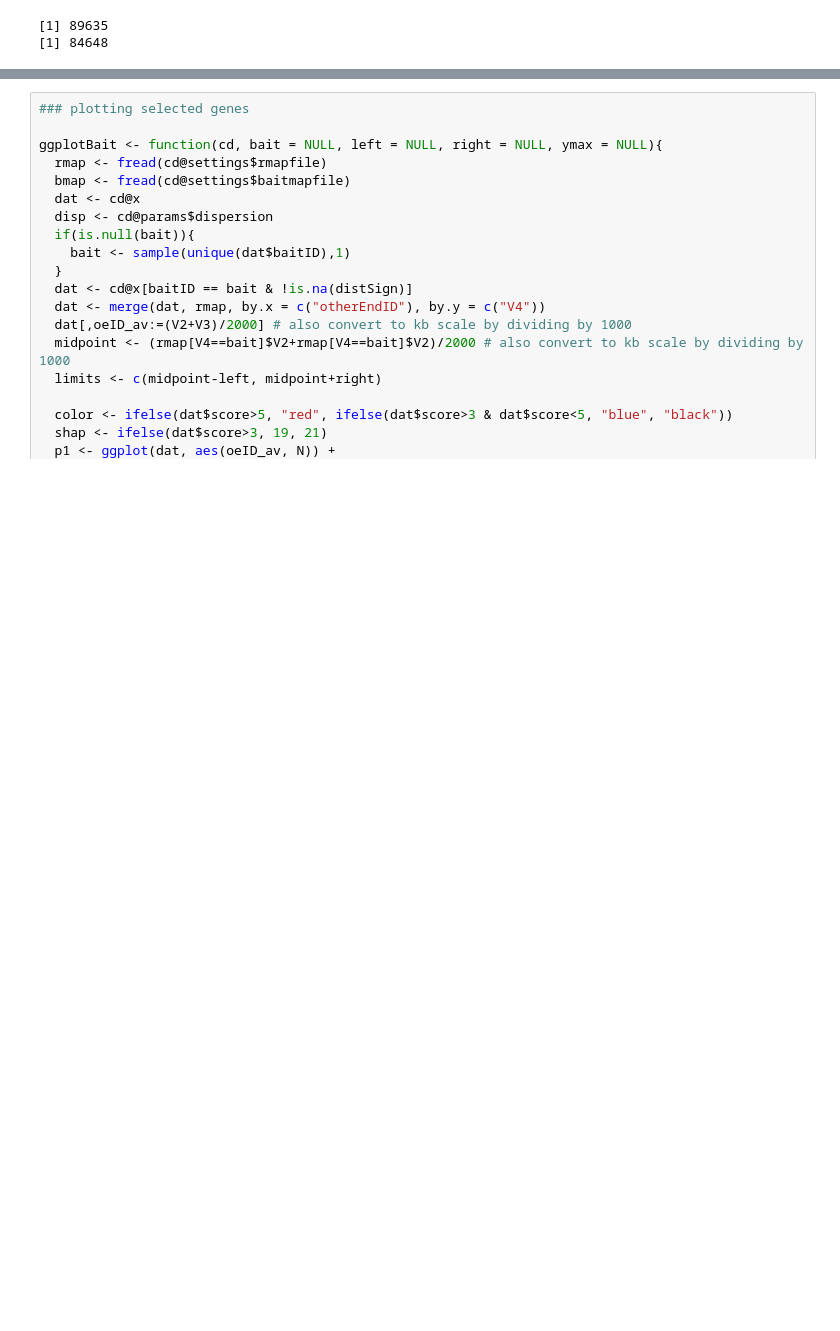
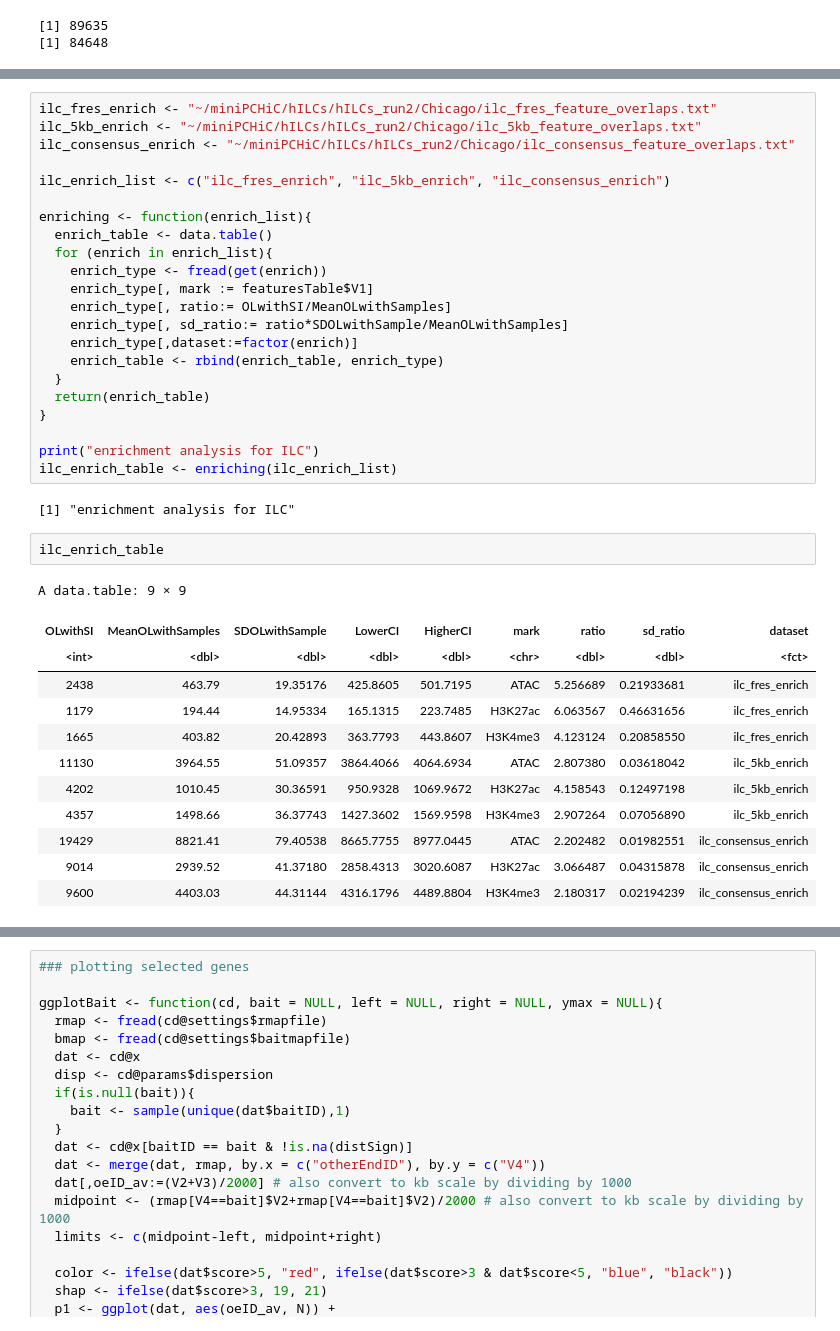
Before and after one commit to vmalysheva/ILC3, a Jupyter notebook: PCHiC/resolution_consensus.ipynb, the cells around one changed output, grey strips where cells are left out. Cells and saved outputs as stored; diff of their text form; blank space fills up the shorter version.

```diff
--- a/PCHiC/resolution_consensus.ipynb
+++ b/PCHiC/resolution_consensus.ipynb
@@ -121,0 +378,39 @@ print(total_nonred)
+# %%
+ilc_fres_enrich <- "~/miniPCHiC/hILCs/hILCs_run2/Chicago/ilc_fres_feature_overlaps.txt"
+ilc_5kb_enrich <- "~/miniPCHiC/hILCs/hILCs_run2/Chicago/ilc_5kb_feature_overlaps.txt"
+ilc_consensus_enrich <- "~/miniPCHiC/hILCs/hILCs_run2/Chicago/ilc_consensus_feature_overlaps.txt"
+
+ilc_enrich_list <- c("ilc_fres_enrich", "ilc_5kb_enrich", "ilc_consensus_enrich")
+
+enriching <- function(enrich_list){
+  enrich_table <- data.table()
+  for (enrich in enrich_list){
+    enrich_type <- fread(get(enrich))
+    enrich_type[, mark := featuresTable$V1]
+    enrich_type[, ratio:= OLwithSI/MeanOLwithSamples]
+    enrich_type[, sd_ratio:= ratio*SDOLwithSample/MeanOLwithSamples]
+    enrich_type[,dataset:=factor(enrich)]
+    enrich_table <- rbind(enrich_table, enrich_type)
+  }
+  return(enrich_table)
+}
+
+print("enrichment analysis for ILC")
+ilc_enrich_table <- enriching(ilc_enrich_list)
+# %% [output]
+[1] "enrichment analysis for ILC"
+# %%
+ilc_enrich_table
+# %% [output]
+A data.table: 9 × 9
+| OLwithSI | MeanOLwithSamples | SDOLwithSample | LowerCI | HigherCI | mark | ratio | sd_ratio | dataset |
+| <int> | <dbl> | <dbl> | <dbl> | <dbl> | <chr> | <dbl> | <dbl> | <fct> |
+| 2438 | 463.79 | 19.35176 | 425.8605 | 501.7195 | ATAC | 5.256689 | 0.21933681 | ilc_fres_enrich |
+| 1179 | 194.44 | 14.95334 | 165.1315 | 223.7485 | H3K27ac | 6.063567 | 0.46631656 | ilc_fres_enrich |
+| 1665 | 403.82 | 20.42893 | 363.7793 | 443.8607 | H3K4me3 | 4.123124 | 0.20858550 | ilc_fres_enrich |
+| 11130 | 3964.55 | 51.09357 | 3864.4066 | 4064.6934 | ATAC | 2.807380 | 0.03618042 | ilc_5kb_enrich |
+| 4202 | 1010.45 | 30.36591 | 950.9328 | 1069.9672 | H3K27ac | 4.158543 | 0.12497198 | ilc_5kb_enrich |
+| 4357 | 1498.66 | 36.37743 | 1427.3602 | 1569.9598 | H3K4me3 | 2.907264 | 0.07056890 | ilc_5kb_enrich |
+| 19429 | 8821.41 | 79.40538 | 8665.7755 | 8977.0445 | ATAC | 2.202482 | 0.01982551 | ilc_consensus_enrich |
+| 9014 | 2939.52 | 41.37180 | 2858.4313 | 3020.6087 | H3K27ac | 3.066487 | 0.04315878 | ilc_consensus_enrich |
+| 9600 | 4403.03 | 44.31144 | 4316.1796 | 4489.8804 | H3K4me3 | 2.180317 | 0.02194239 | ilc_consensus_enrich |
```
Also changed, not shown: parts of 24 cells of this notebook.
